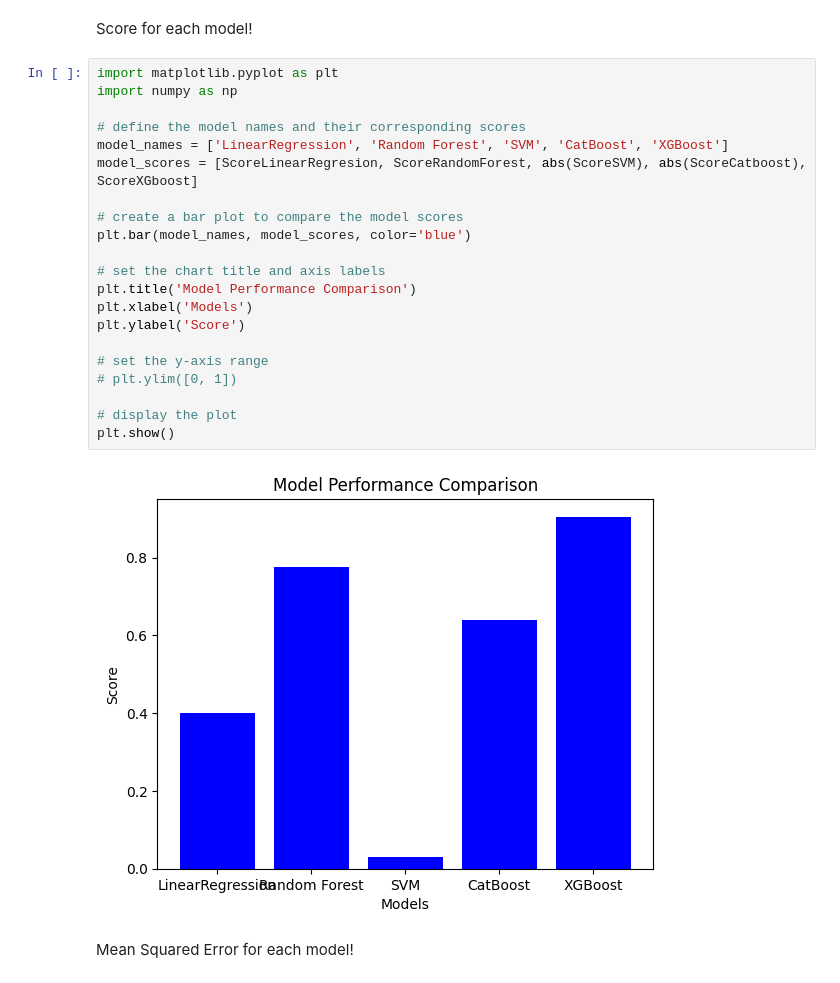
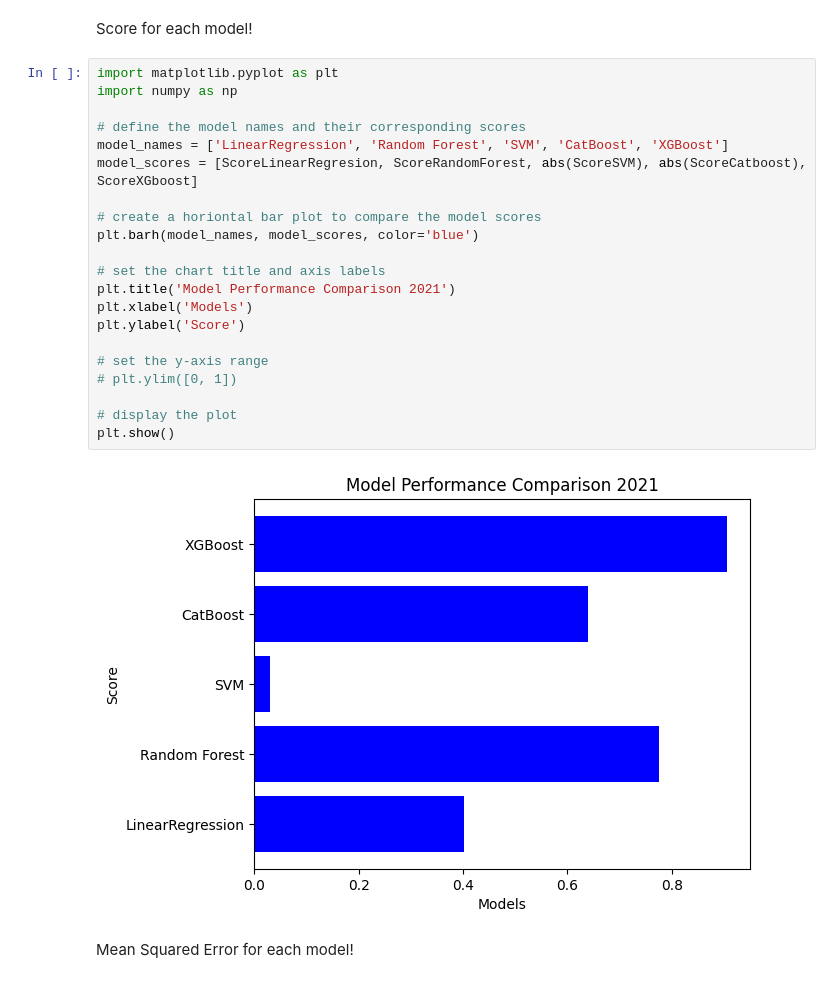
Before and after one commit to MGASALUCAS/TotoAfyaMbeya, a Jupyter notebook: Machine Learning Modeling - 2021.ipynb, the cells around one changed output. Saved outputs shown, nothing was run; the diff lists cells and outputs as text.

Commit message:
Add files via upload
Updated Modelling 2021 and 2022.

```diff
--- a/Machine Learning Modeling - 2021.ipynb
+++ b/Machine Learning Modeling - 2021.ipynb
@@ -597,26 +630,26 @@ Score for each model!
 # %%
 import matplotlib.pyplot as plt
 import numpy as np
 
 # define the model names and their corresponding scores
 model_names = ['LinearRegression', 'Random Forest', 'SVM', 'CatBoost', 'XGBoost']
 model_scores = [ScoreLinearRegresion, ScoreRandomForest, abs(ScoreSVM), abs(ScoreCatboost), ScoreXGboost]
 
-# create a bar plot to compare the model scores
-plt.bar(model_names, model_scores, color='blue')
+# create a horiontal bar plot to compare the model scores
+plt.barh(model_names, model_scores, color='blue')
 
 # set the chart title and axis labels
-plt.title('Model Performance Comparison')
+plt.title('Model Performance Comparison 2021')
 plt.xlabel('Models')
 plt.ylabel('Score')
 
 # set the y-axis range
 # plt.ylim([0, 1])
 
 # display the plot
 plt.show()
 # %% [output]
-[figure, old version]
+[figure, new version]
 # %% [markdown]
 Mean Squared Error for each model!
 # %%
```
Also changed, not shown: parts of 10 cells of this notebook, 1 other file.
